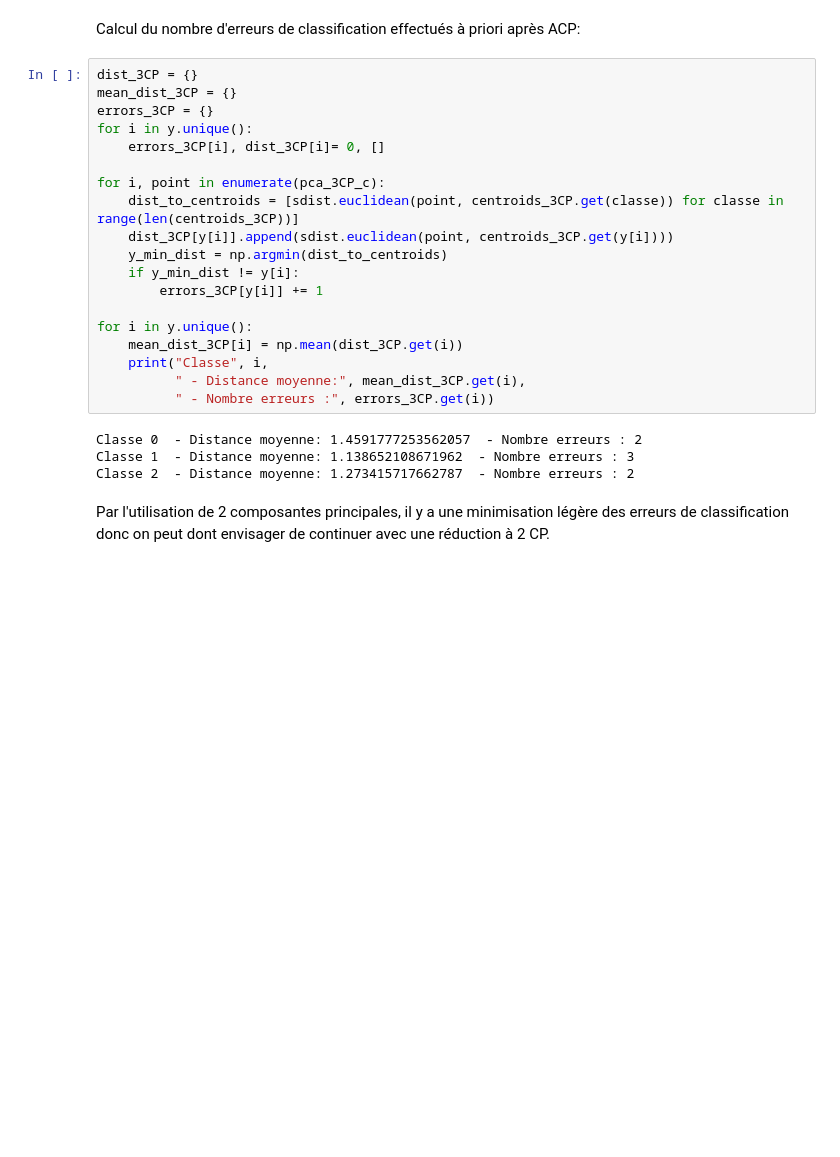
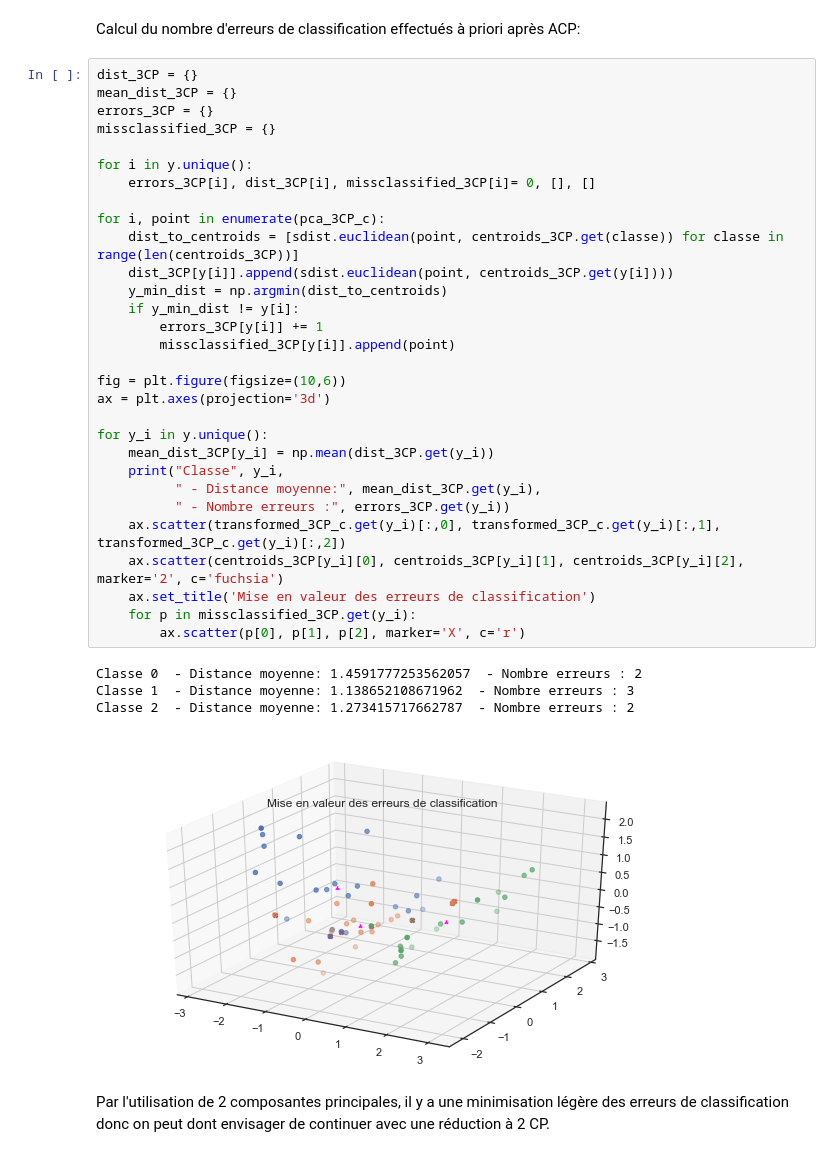
Before and after one commit to ggs22/IFT870-TP1, a Jupyter notebook: tp1.ipynb, the cells around one changed output. Saved outputs shown, nothing was run; the diff lists cells and outputs as text; blank space fills up the shorter version.

```diff
--- a/tp1.ipynb
+++ b/tp1.ipynb
@@ -137,26 +152,38 @@ Calcul du nombre d'erreurs de classification effectués à priori après ACP:
 # %%
 dist_3CP = {}
 mean_dist_3CP = {}
 errors_3CP = {}
+missclassified_3CP = {}
+
 for i in y.unique():
-    errors_3CP[i], dist_3CP[i]= 0, []
+    errors_3CP[i], dist_3CP[i], missclassified_3CP[i]= 0, [], []
 
 for i, point in enumerate(pca_3CP_c):
     dist_to_centroids = [sdist.euclidean(point, centroids_3CP.get(classe)) for classe in range(len(centroids_3CP))]
     dist_3CP[y[i]].append(sdist.euclidean(point, centroids_3CP.get(y[i])))
     y_min_dist = np.argmin(dist_to_centroids)
     if y_min_dist != y[i]:
         errors_3CP[y[i]] += 1
+        missclassified_3CP[y[i]].append(point)
 
-for i in y.unique():
-    mean_dist_3CP[i] = np.mean(dist_3CP.get(i))
-    print("Classe", i,
-          " - Distance moyenne:", mean_dist_3CP.get(i),
-          " - Nombre erreurs :", errors_3CP.get(i))
+fig = plt.figure(figsize=(10,6))
+ax = plt.axes(projection='3d')
+
+for y_i in y.unique():
+    mean_dist_3CP[y_i] = np.mean(dist_3CP.get(y_i))
+    print("Classe", y_i,
+          " - Distance moyenne:", mean_dist_3CP.get(y_i),
+          " - Nombre erreurs :", errors_3CP.get(y_i))
+    ax.scatter(transformed_3CP_c.get(y_i)[:,0], transformed_3CP_c.get(y_i)[:,1], transformed_3CP_c.get(y_i)[:,2])
+    ax.scatter(centroids_3CP[y_i][0], centroids_3CP[y_i][1], centroids_3CP[y_i][2], marker='2', c='fuchsia')
+    ax.set_title('Mise en valeur des erreurs de classification')
+    for p in missclassified_3CP.get(y_i):
+        ax.scatter(p[0], p[1], p[2], marker='X', c='r')
 # %% [output]
 Classe 0  - Distance moyenne: 1.4591777253562057  - Nombre erreurs : 2
 Classe 1  - Distance moyenne: 1.138652108671962  - Nombre erreurs : 3
 Classe 2  - Distance moyenne: 1.273415717662787  - Nombre erreurs : 2
+[figure, added]
 # %% [markdown]
 Par l'utilisation de 2 composantes principales, il y a une minimisation légère des erreurs de
 classification donc on peut dont envisager de continuer avec une réduction à 2 CP.
```
Also changed, not shown: parts of 8 cells of this notebook.
